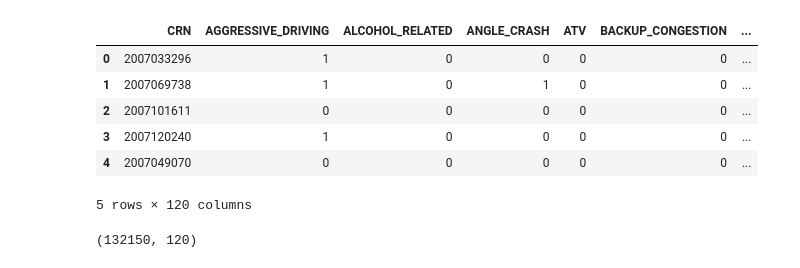
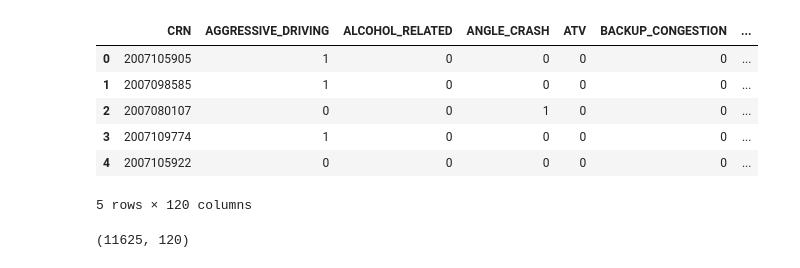
Before and after one commit to hahuynh1/Data-Science-ITS-Capstone, a Jupyter notebook: Flag Data Cleaned.ipynb, the cells around one changed output. Cells and saved outputs as stored; diff of their text form; code cells hidden in the pictures.

```diff
--- a/Flag Data Cleaned.ipynb
+++ b/Flag Data Cleaned.ipynb
@@ -75,21 +75,21 @@ cleaned_2006_data.head()
 # %%
 import pandas as pd
 
 #Loading 2007 Flag
-flagdata_2007 = pd.read_csv("project data/FLAG_Statewide_2007.csv")
+flagdata_2007 = pd.read_csv("project data/FLAG_PHILADELPHIA_2007.csv")
 flagdata_2007.head()
 # %% [output]
 |  | CRN | AGGRESSIVE_DRIVING | ALCOHOL_RELATED | ANGLE_CRASH | ATV | BACKUP_CONGESTION | ... |
-| 0 | 2007033296 | 1 | 0 | 0 | 0 | 0 | ... |
-| 1 | 2007069738 | 1 | 0 | 1 | 0 | 0 | ... |
-| 2 | 2007101611 | 0 | 0 | 0 | 0 | 0 | ... |
-| 3 | 2007120240 | 1 | 0 | 0 | 0 | 0 | ... |
-| 4 | 2007049070 | 0 | 0 | 0 | 0 | 0 | ... |
+| 0 | 2007105905 | 1 | 0 | 0 | 0 | 0 | ... |
+| 1 | 2007098585 | 1 | 0 | 0 | 0 | 0 | ... |
+| 2 | 2007080107 | 0 | 0 | 1 | 0 | 0 | ... |
+| 3 | 2007109774 | 1 | 0 | 0 | 0 | 0 | ... |
+| 4 | 2007105922 | 0 | 0 | 0 | 0 | 0 | ... |
 5 rows × 120 columns
 # %%
 flagdata_2007.shape
 # %% [output]
-(132150, 120)
+(11625, 120)
 # %%
 #Making a copy of the original 2007 flag dataset to begin the cleaning process
 cleaned_2007_data = flagdata_2007.copy()
```
Also changed, not shown: parts of 20 cells of this notebook.
